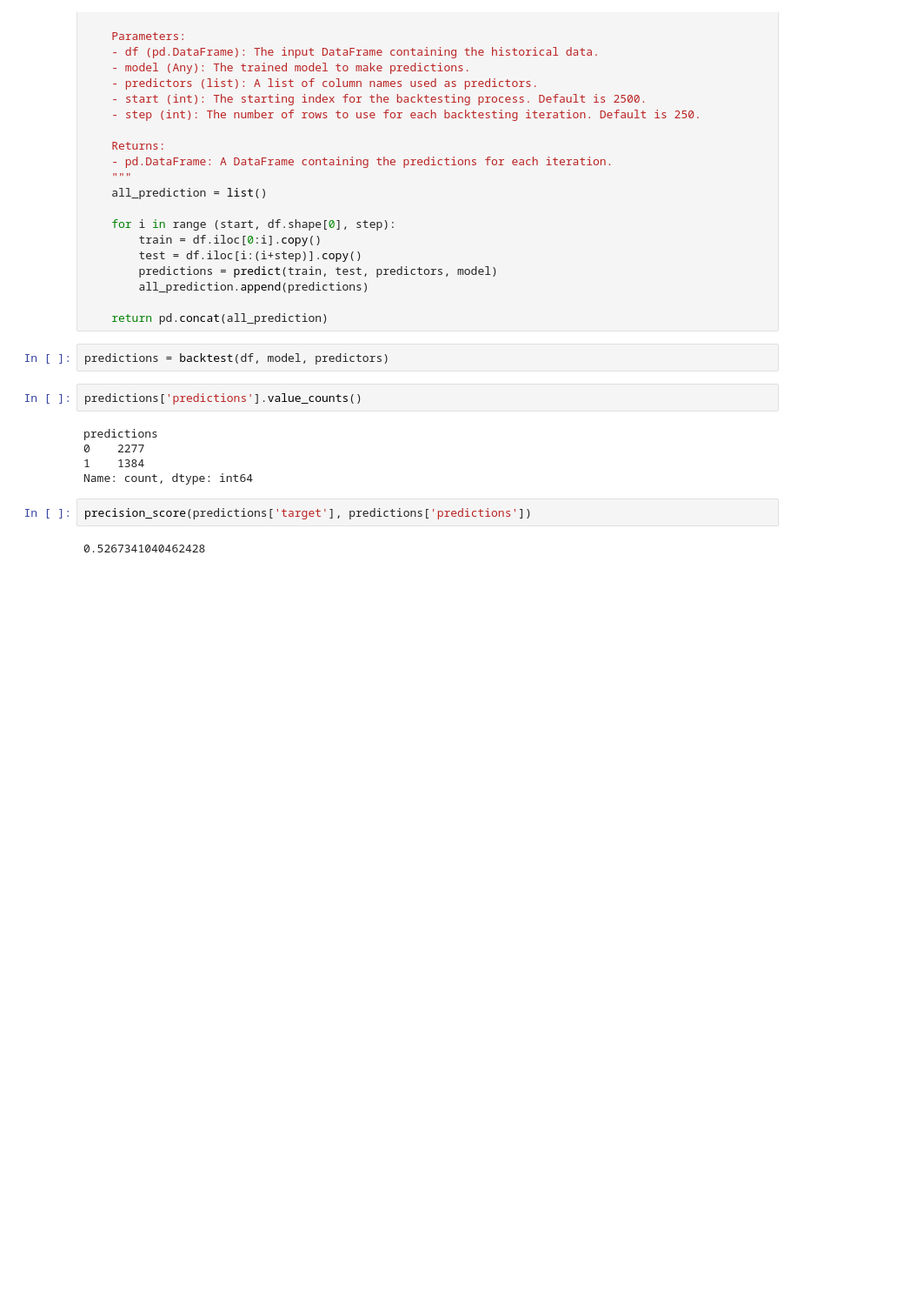
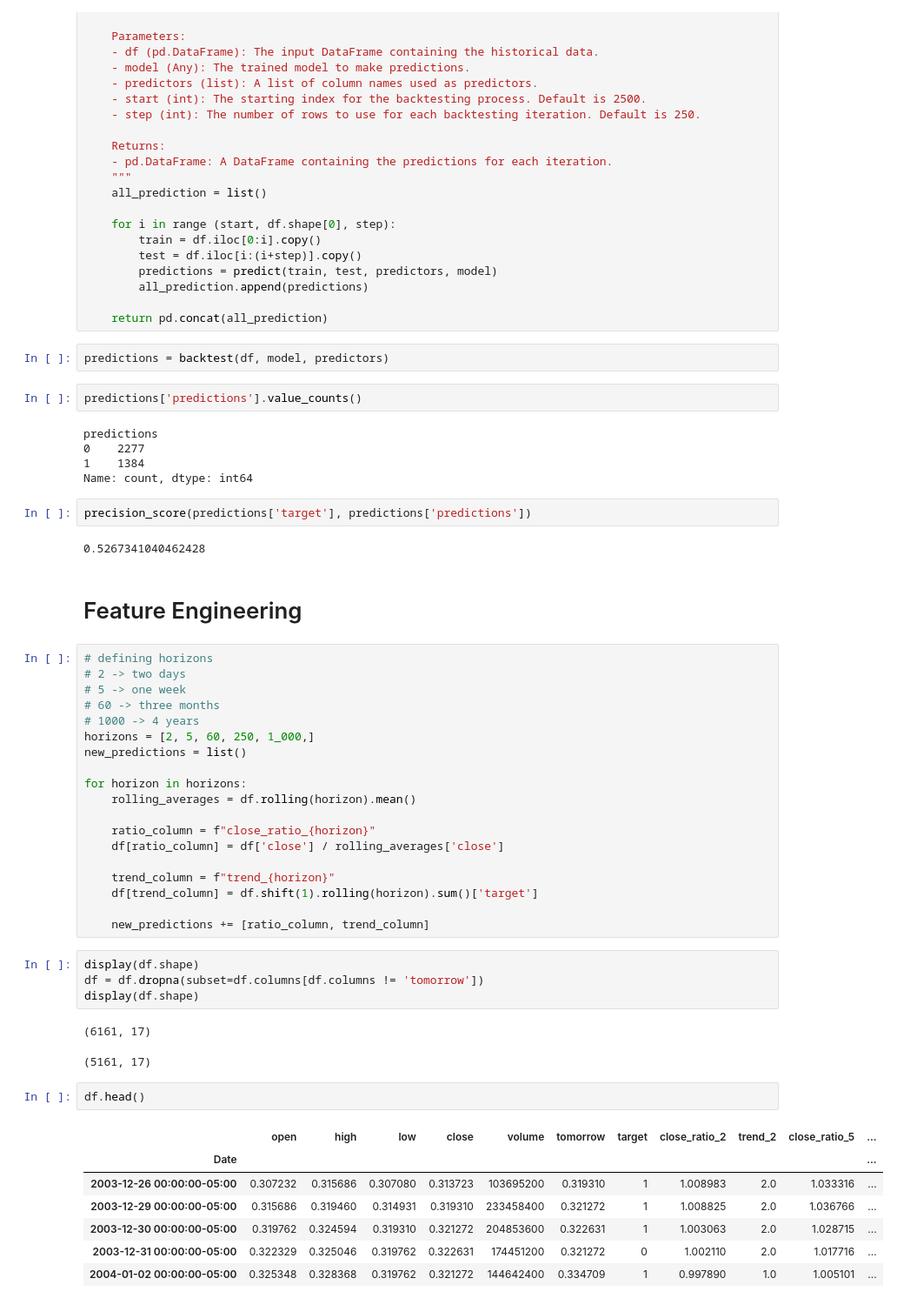
Before and after one commit to Asifdotexe/StoDir, a Jupyter notebook: code/stock-price-prediction.ipynb, the cells around one changed output. Shown: that part at 87% size. Cells and saved outputs as stored; diff of their text form; blank space fills up the shorter version.

Commit message:
#15 generated new features based on ratio and trend for a fixed horizon values

```diff
--- a/code/stock-price-prediction.ipynb
+++ b/code/stock-price-prediction.ipynb
@@ -319,3 +319,41 @@ Name: count, dtype: int64
 precision_score(predictions['target'], predictions['predictions'])
 # %% [output]
 0.5267341040462428
+# %% [markdown]
+# Feature Engineering
+# %%
+# defining horizons
+# 2 -> two days
+# 5 -> one week
+# 60 -> three months
+# 1000 -> 4 years
+horizons = [2, 5, 60, 250, 1_000,]
+new_predictions = list()
+
+for horizon in horizons:
+    rolling_averages = df.rolling(horizon).mean()
+
+    ratio_column = f"close_ratio_{horizon}"
+    df[ratio_column] = df['close'] / rolling_averages['close']
+
+    trend_column = f"trend_{horizon}"
+    df[trend_column] = df.shift(1).rolling(horizon).sum()['target']
+
+    new_predictions += [ratio_column, trend_column]
+# %%
+display(df.shape)
+df = df.dropna(subset=df.columns[df.columns != 'tomorrow'])
+display(df.shape)
+# %% [output]
+(6161, 17)
+(5161, 17)
+# %%
+df.head()
+# %% [output]
+|  | open | high | low | close | volume | tomorrow | target | close_ratio_2 | trend_2 | close_ratio_5 | ... |
+| Date |  |  |  |  |  |  |  |  |  |  | ... |
+| 2003-12-26 00:00:00-05:00 | 0.307232 | 0.315686 | 0.307080 | 0.313723 | 103695200 | 0.319310 | 1 | 1.008983 | 2.0 | 1.033316 | ... |
+| 2003-12-29 00:00:00-05:00 | 0.315686 | 0.319460 | 0.314931 | 0.319310 | 233458400 | 0.321272 | 1 | 1.008825 | 2.0 | 1.036766 | ... |
+| 2003-12-30 00:00:00-05:00 | 0.319762 | 0.324594 | 0.319310 | 0.321272 | 204853600 | 0.322631 | 1 | 1.003063 | 2.0 | 1.028715 | ... |
+| 2003-12-31 00:00:00-05:00 | 0.322329 | 0.325046 | 0.319762 | 0.322631 | 174451200 | 0.321272 | 0 | 1.002110 | 2.0 | 1.017716 | ... |
+| 2004-01-02 00:00:00-05:00 | 0.325348 | 0.328368 | 0.319762 | 0.321272 | 144642400 | 0.334709 | 1 | 0.997890 | 1.0 | 1.005101 | ... |
```
